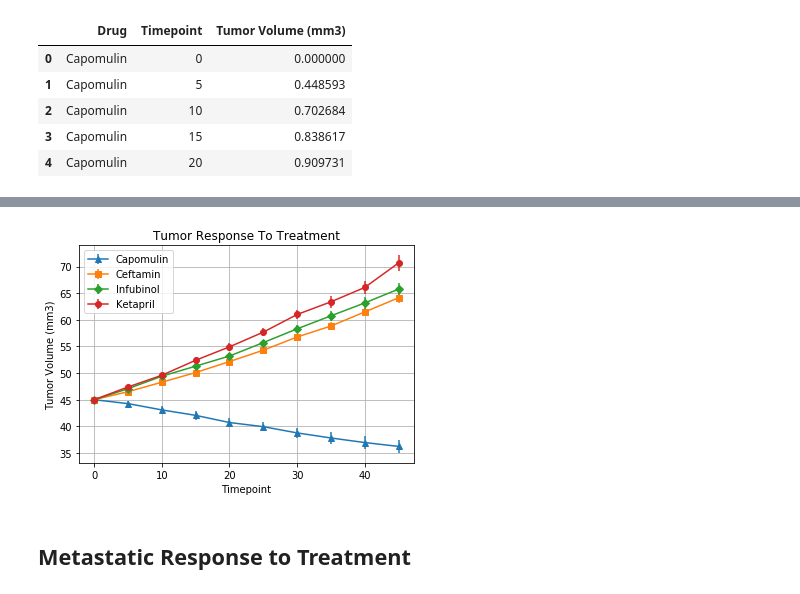
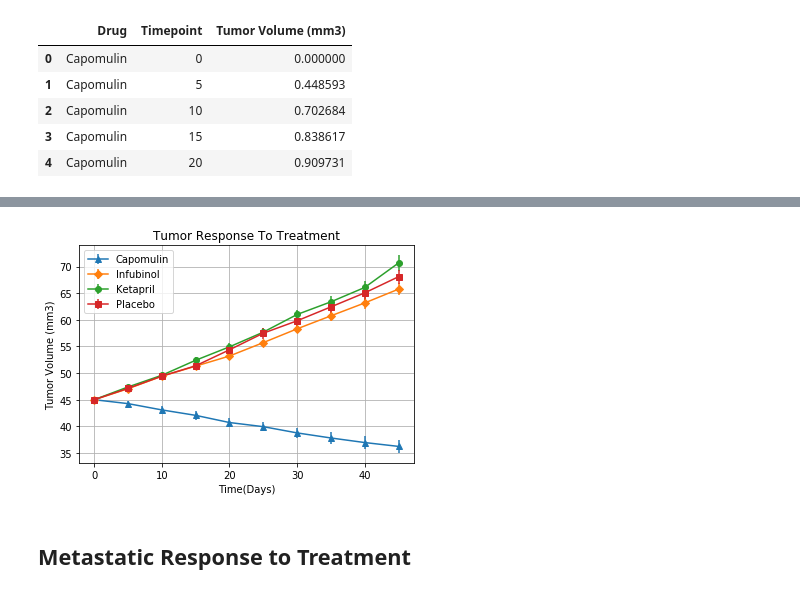
Before and after one commit to tasvora/homework, a Jupyter notebook: Week5_Matplotlib/Pymaceuticals/pymaceuticals_starter.ipynb, the cells around one changed output, grey strips where cells are left out. Drawn from its saved outputs; the diff is of its cells as text; code cells hidden in the pictures.

```diff
--- a/Week5_Matplotlib/Pymaceuticals/pymaceuticals_starter.ipynb
+++ b/Week5_Matplotlib/Pymaceuticals/pymaceuticals_starter.ipynb
@@ -90,41 +90,47 @@ tumor_response_mean_df
 # %%
-#timepoints = [0,5,10,15,20,25,30,35,40,45]
+#Retireving Plotting Data
+#Data for X axis
 timepoints = tumor_response_mean_df.index
+
+#Data for Y axis
 meanCapomulin = tumor_response_mean_df.iloc[0:,0]
 semCapomulin = tumor_response_sterr_df.iloc[0:,0]
-
-meanCeftamin = tumor_response_mean_df.iloc[0:,1]
-semCeftamin = tumor_response_sterr_df.iloc[0:,1]
 
 meanInfubinol = tumor_response_mean_df.iloc[0:,2]
 semInfubinol = tumor_response_sterr_df.iloc[0:,2]
 
 meanKetapril = tumor_response_mean_df.iloc[0:,3]
 semKetapril = tumor_response_sterr_df.iloc[0:,3]
-# Generate the Plot (with Error Bars)
 
-# Save the Figure
+meanPlacebo = tumor_response_mean_df.iloc[0:,5]
+semPlacebo = tumor_response_sterr_df.iloc[0:,5]
 # %%
 # Show the Figure
-fig = plt.figure()
+#fig = plt.figure()
 #plt.figure(figsize=(5,5))
+
+# Generate the Plot (with Error Bars)
 plt.errorbar(timepoints, meanCapomulin, yerr=semCapomulin, marker="^",label='Capomulin')
 
-plt.errorbar(timepoints, meanCeftamin, yerr=semCeftamin, marker="s",label='Ceftamin')
 plt.errorbar(timepoints, meanInfubinol, yerr=semInfubinol, marker="D",label='Infubinol')
+
 plt.errorbar(timepoints, meanKetapril, yerr=semKetapril,marker="o",label='Ketapril')
 
-#plt.xlim(0,50)
-#plt.ylim(0,75)
+plt.errorbar(timepoints, meanPlacebo, yerr=semPlacebo, marker="s",label='Placebo')
+
+
 plt.title("Tumor Response To Treatment")
-plt.xlabel("Timepoint")
+plt.xlabel("Time(Days)")
 plt.ylabel("Tumor Volume (mm3)")
 
 plt.legend(loc='best')
 plt.grid()
 plt.show()
+
+# Save the Figure
+#Will do this later
 # %% [output]
-[figure, old version]
+[figure, new version]
 # %% [markdown]
 ## Metastatic Response to Treatment
 # %%
```
Also changed, not shown: parts of 15 cells of this notebook.
